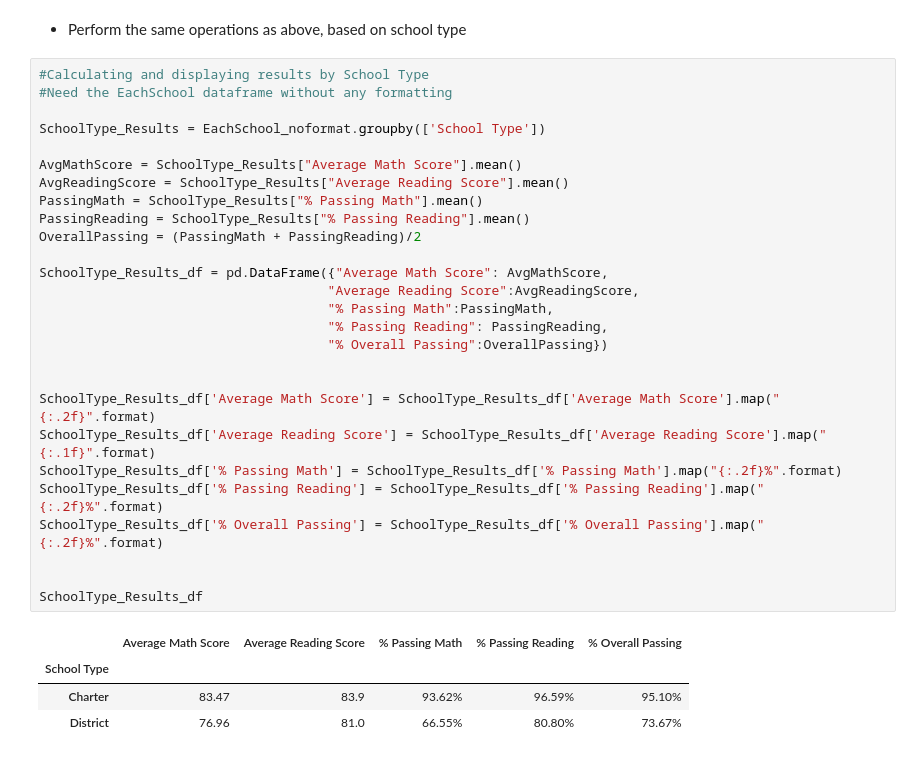
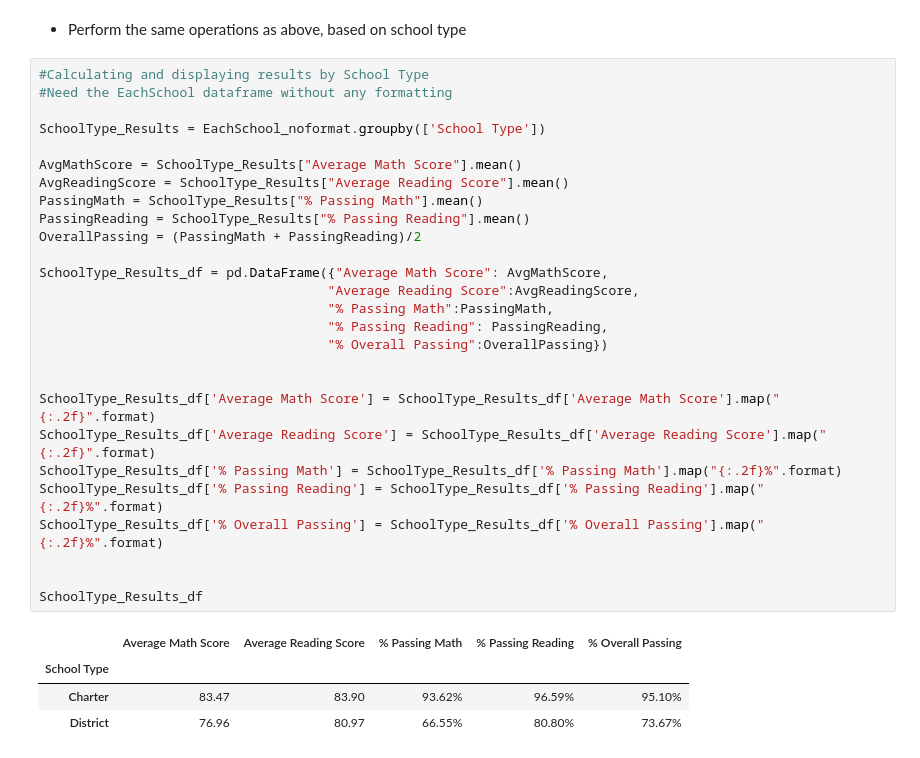
Before and after one commit to binetala/Pandas_Challenge, a Jupyter notebook: PyCitySchools_starter.ipynb, the cells around one changed output. Drawn from its saved outputs; the diff is of its cells as text.

```diff
--- a/PyCitySchools_starter.ipynb
+++ b/PyCitySchools_starter.ipynb
@@ -360,32 +359,32 @@ SchoolSize
 # %%
 #Calculating and displaying results by School Type
 #Need the EachSchool dataframe without any formatting
 
 SchoolType_Results = EachSchool_noformat.groupby(['School Type'])
 
 AvgMathScore = SchoolType_Results["Average Math Score"].mean()
 AvgReadingScore = SchoolType_Results["Average Reading Score"].mean()
 PassingMath = SchoolType_Results["% Passing Math"].mean()
 PassingReading = SchoolType_Results["% Passing Reading"].mean()
 OverallPassing = (PassingMath + PassingReading)/2
 
 SchoolType_Results_df = pd.DataFrame({"Average Math Score": AvgMathScore,
                                      "Average Reading Score":AvgReadingScore,
                                      "% Passing Math":PassingMath,
                                      "% Passing Reading": PassingReading,
                                      "% Overall Passing":OverallPassing})
 
 
 SchoolType_Results_df['Average Math Score'] = SchoolType_Results_df['Average Math Score'].map("{:.2f}".format)
-SchoolType_Results_df['Average Reading Score'] = SchoolType_Results_df['Average Reading Score'].map("{:.1f}".format)
+SchoolType_Results_df['Average Reading Score'] = SchoolType_Results_df['Average Reading Score'].map("{:.2f}".format)
 SchoolType_Results_df['% Passing Math'] = SchoolType_Results_df['% Passing Math'].map("{:.2f}%".format)
 SchoolType_Results_df['% Passing Reading'] = SchoolType_Results_df['% Passing Reading'].map("{:.2f}%".format)
 SchoolType_Results_df['% Overall Passing'] = SchoolType_Results_df['% Overall Passing'].map("{:.2f}%".format)
 
 
 SchoolType_Results_df
 # %% [output]
 |  | Average Math Score | Average Reading Score | % Passing Math | % Passing Reading | % Overall Passing |
 | School Type |  |  |  |  |  |
-| Charter | 83.47 | 83.9 | 93.62% | 96.59% | 95.10% |
-| District | 76.96 | 81.0 | 66.55% | 80.80% | 73.67% |
+| Charter | 83.47 | 83.90 | 93.62% | 96.59% | 95.10% |
+| District | 76.96 | 80.97 | 66.55% | 80.80% | 73.67% |
```
Also changed, not shown: parts of 4 cells of this notebook.
